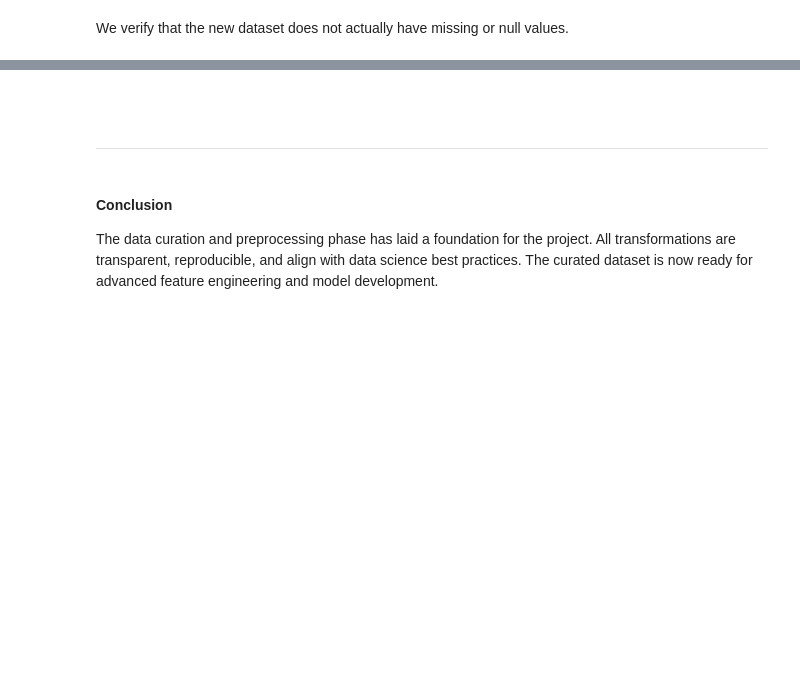
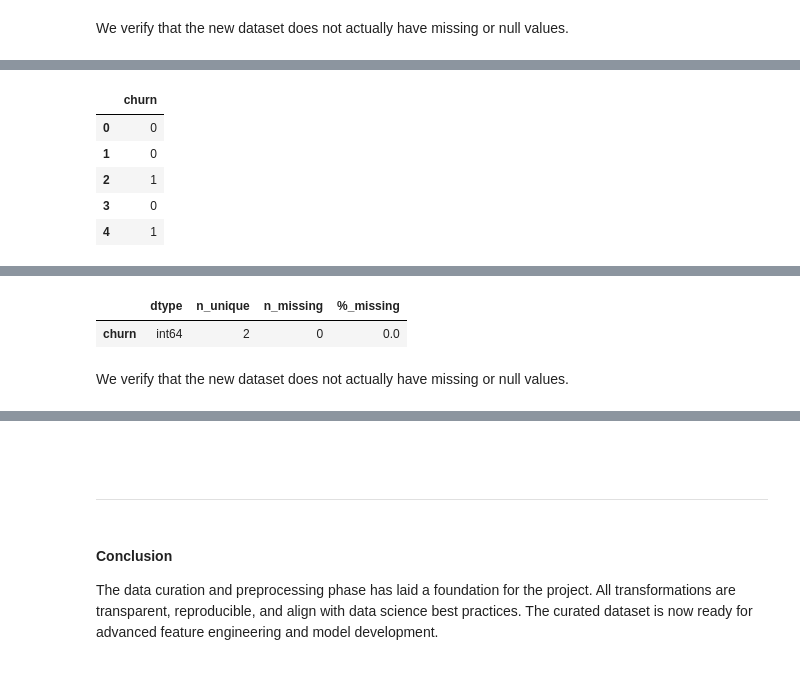
Before and after one commit to flavioaguirre/byebye-predictor, a Jupyter notebook: notebooks/03_telco_data_preprocess.ipynb, the cells around one changed output, grey strips where cells are left out. Drawn from its saved outputs; the diff is of its cells as text; code cells hidden in the pictures; blank space fills up the shorter version.

```diff
--- a/notebooks/03_telco_data_preprocess.ipynb
+++ b/notebooks/03_telco_data_preprocess.ipynb
@@ -169,0 +184,9 @@ preprocessor.save('./models/preprocessors/telco_preprocessor.joblib')
+# %%
+y_processed = clean_column_names(pd.DataFrame(y.map({"No": 0, "Yes": 1})))
+# %%
+# We validate the output
+logger.info(f"Dimensions of the processed dataset: {y_processed.shape}")
+
+display(preview_df(y_processed))
+display(dataframe_overview(y_processed))
+# %% [output]
@@ -169,0 +194,6 @@ preprocessor.save('./models/preprocessors/telco_preprocessor.joblib')
+|  | churn |
+| 0 | 0 |
+| 1 | 0 |
+| 2 | 1 |
+| 3 | 0 |
+| 4 | 1 |
@@ -169,0 +202,4 @@ preprocessor.save('./models/preprocessors/telco_preprocessor.joblib')
+|  | dtype | n_unique | n_missing | %_missing |
+| churn | int64 | 2 | 0 | 0.0 |
+# %% [markdown]
+We verify that the new dataset does not actually have missing or null values.
```
Also changed, not shown: parts of 14 cells of this notebook, 4 other files.
